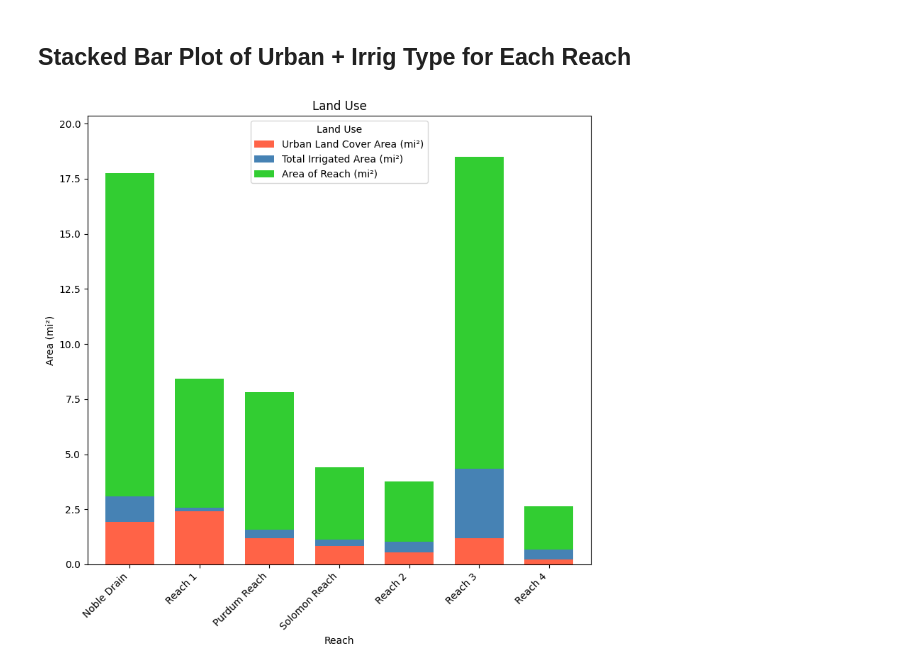
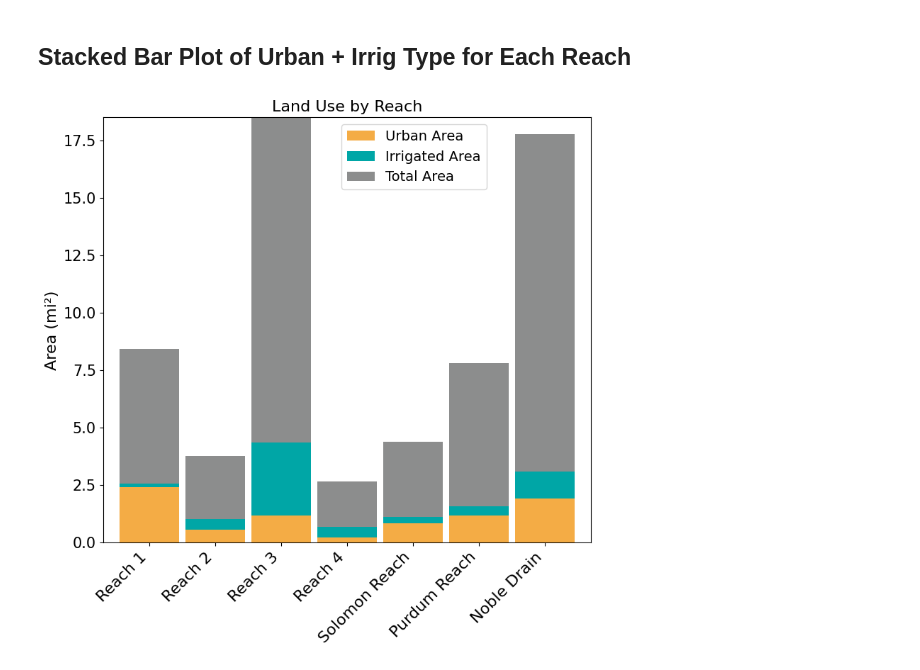
Before and after one commit to carlibeisel/mason_water_budget, a Jupyter notebook: reach_landuse.ipynb, the cells around one changed output. Drawn from its saved outputs; the diff is of its cells as text; code cells hidden in the pictures.

```diff
--- a/reach_landuse.ipynb
+++ b/reach_landuse.ipynb
@@ -318,40 +318,28 @@ file = pd.read_csv('/content/drive/MyDrive/Data/Mason/data_output/land_use/land_
 # %%
 ## ------- ##
 #   Figure
 ## ------- ##
+file = pd.read_csv('/content/drive/MyDrive/Data/Mason/data_output/land_use/land_use.csv')
 
-# Define the custom order for the reaches (replace these with your actual reach names)
 custom_order = ['Reach 1', 'Reach 2', 'Reach 3', 'Reach 4', 'Solomon Reach', 'Purdum Reach', 'Noble Drain']
+file = file.set_index('Reach').loc[custom_order]
+custom_colors = ['#F4AC45', '#00A6A6', '#8C8D8D']
+fig, ax = plt.subplots(figsize=(8, 8))
+file[['Urban Land Cover Area (mi²)', 'Total Irrigated Area (mi²)', 'Area of Reach (mi²)']].plot(
+    kind='bar', stacked=True, ax=ax, width=0.9, color=custom_colors)
+ax.set_xlabel('', fontsize= 16)
+ax.set_ylabel('Area (mi²)', fontsize= 16)
+ax.set_title('Land Use by Reach', fontsize= 16)
+plt.xticks(rotation=45, ha='right', fontsize= 16)
+plt.yticks(fontsize= 15)
+max_area = file[['Urban Land Cover Area (mi²)', 'Total Irrigated Area (mi²)', 'Area of Reach (mi²)']].sum(axis=1).max()
+ax.set_ylim(0, max_area * 1)
+plt.legend(title="Land Use")
 
-file = file.set_index('Reach').loc[custom_order]
-
-# Define custom colors for each land use type
-custom_colors = ['#FF6347', '#4682B4', '#32CD32']  # Example colors: tomato, steelblue, limegreen
-
-# Create the figure and axes
-fig, ax = plt.subplots(figsize=(8, 8))
-
-# Plot the stacked bar chart with the custom order
-file[['Urban Land Cover Area (mi²)', 'Total Irrigated Area (mi²)', 'Area of Reach (mi²)']].plot(
-    kind='bar', stacked=True, ax=ax, width=0.7, color=custom_colors)
-
-# Set plot labels and title
-ax.set_xlabel('Reach')
-ax.set_ylabel('Area (mi²)')
-ax.set_title('Land Use by Reach')
-
-# Rotate the x-axis labels for better readability
-plt.xticks(rotation=45, ha='right')
-
-# Set y-axis limits to ensure the tallest bar reaches the top of the figure box
-max_area = file[['Urban Land Cover Area (mi²)', 'Total Irrigated Area (mi²)', 'Area of Reach (mi²)']].sum(axis=1).max()
-ax.set_ylim(0, max_area * 1.1)  # Add 10% padding above the tallest bar
-
-# Display the legend and plot
-plt.legend(title="Land Use")
+legend_labels = ['Urban Area', 'Irrigated Area', 'Total Area']
+plt.legend(legend_labels, loc="upper right", bbox_to_anchor=(0.8, 1), fontsize= 14)
 plt.tight_layout()
-
-# Show the plot
+plt.savefig('/content/drive/MyDrive/Carli Thesis/Figures/Water Budget/reach_land_use.png', dpi=300, bbox_inches='tight')
 plt.show()
 # %% [output]
-[figure, old version]
+[figure, new version]
```
Also changed, not shown: parts of 3 cells of this notebook.
